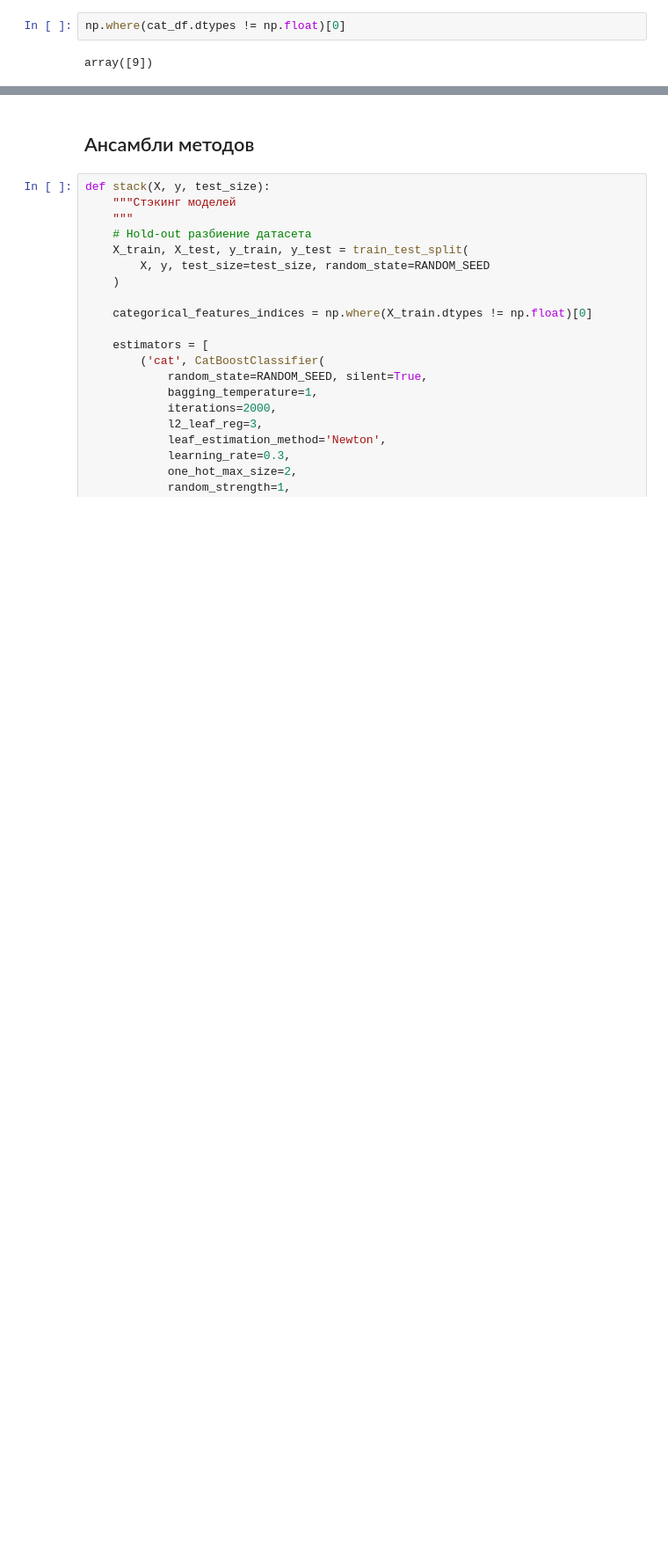
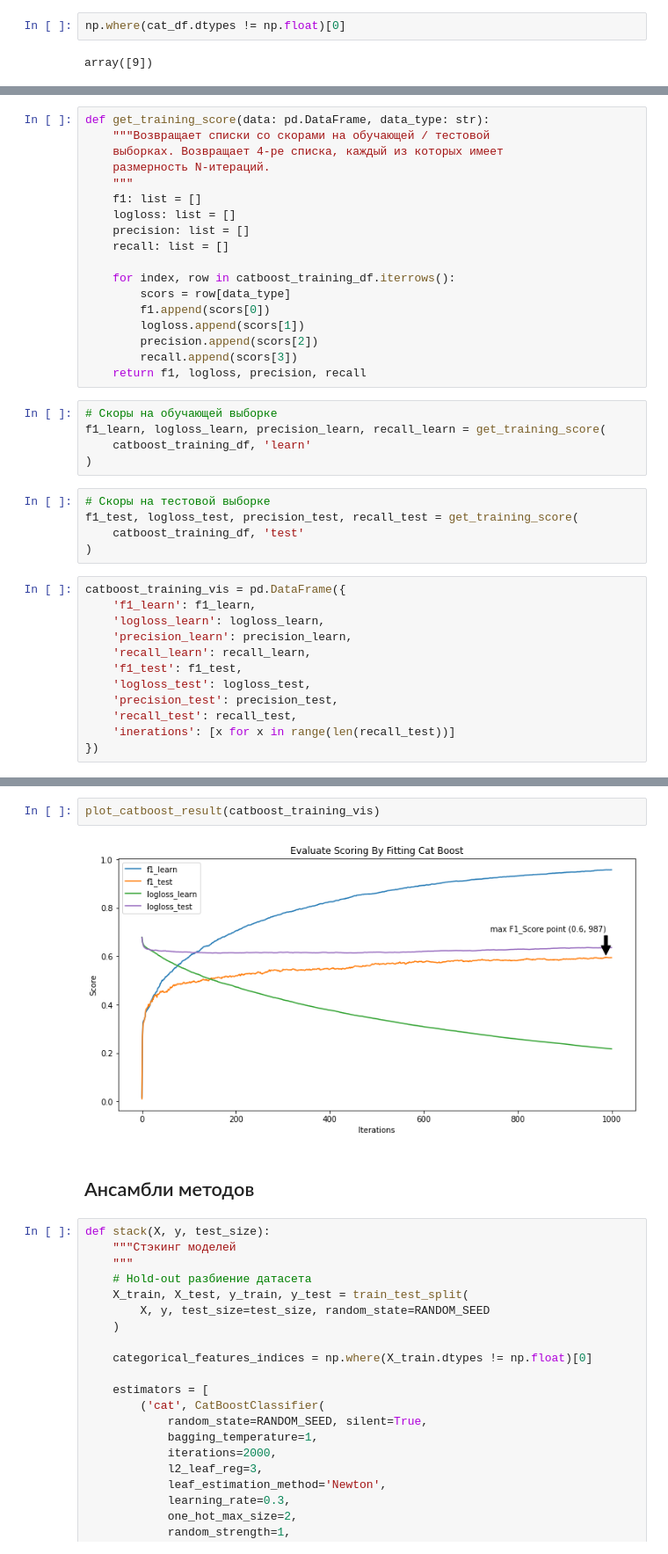
Before and after one commit to DmitriyKhodykin/USFinancials, a Jupyter notebook: fit_evaluate.ipynb, the cells around one changed output, grey strips where cells are left out. Shown at 88% size. Drawn from its saved outputs; the diff is of its cells as text; blank space fills up the shorter version.

```diff
--- a/fit_evaluate.ipynb
+++ b/fit_evaluate.ipynb
@@ -542,0 +596,40 @@ MetricVisualizer(layout=Layout(align_self='stretch', height='500px'))
+# %%
+def get_training_score(data: pd.DataFrame, data_type: str):
+    """Возвращает списки со скорами на обучающей / тестовой
+    выборках. Возвращает 4-ре списка, каждый из которых имеет
+    размерность N-итераций.
+    """
+    f1: list = []
+    logloss: list = []
+    precision: list = []
+    recall: list = []
+
+    for index, row in catboost_training_df.iterrows():
+        scors = row[data_type]
+        f1.append(scors[0])
+        logloss.append(scors[1])
+        precision.append(scors[2])
+        recall.append(scors[3])
+    return f1, logloss, precision, recall
+# %%
+# Скоры на обучающей выборке
+f1_learn, logloss_learn, precision_learn, recall_learn = get_training_score(
+    catboost_training_df, 'learn'
+)
+# %%
+# Скоры на тестовой выборке
+f1_test, logloss_test, precision_test, recall_test = get_training_score(
+    catboost_training_df, 'test'
+)
+# %%
+catboost_training_vis = pd.DataFrame({
+    'f1_learn': f1_learn,
+    'logloss_learn': logloss_learn,
+    'precision_learn': precision_learn,
+    'recall_learn': recall_learn,
+    'f1_test': f1_test,
+    'logloss_test': logloss_test,
+    'precision_test': precision_test,
+    'recall_test': recall_test,
+    'inerations': [x for x in range(len(recall_test))]
+})
@@ -543,3 +689,7 @@ MetricVisualizer(layout=Layout(align_self='stretch', height='500px'))
+# %%
+plot_catboost_result(catboost_training_vis)
+# %% [output]
+[figure, added]
 # %% [markdown]
 ## Ансамбли методов
 # %%
```
Also changed, not shown: parts of 13 cells of this notebook.
